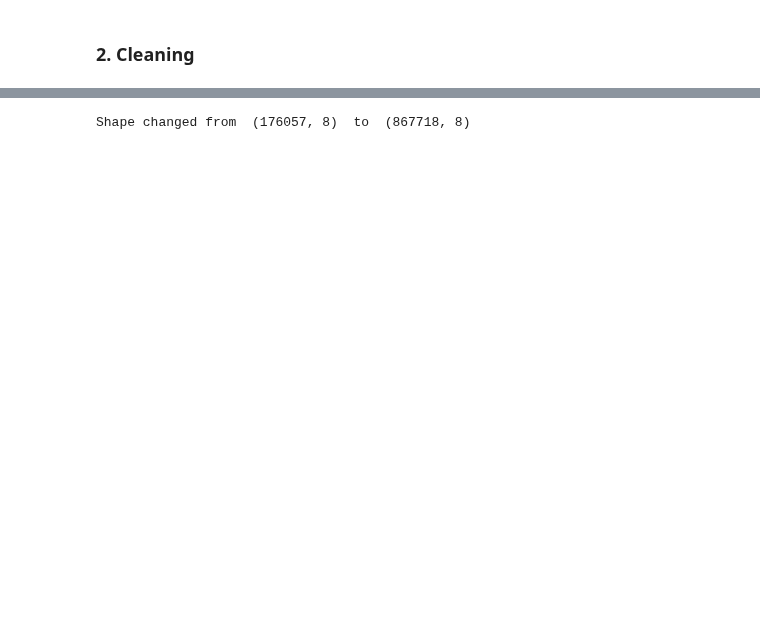
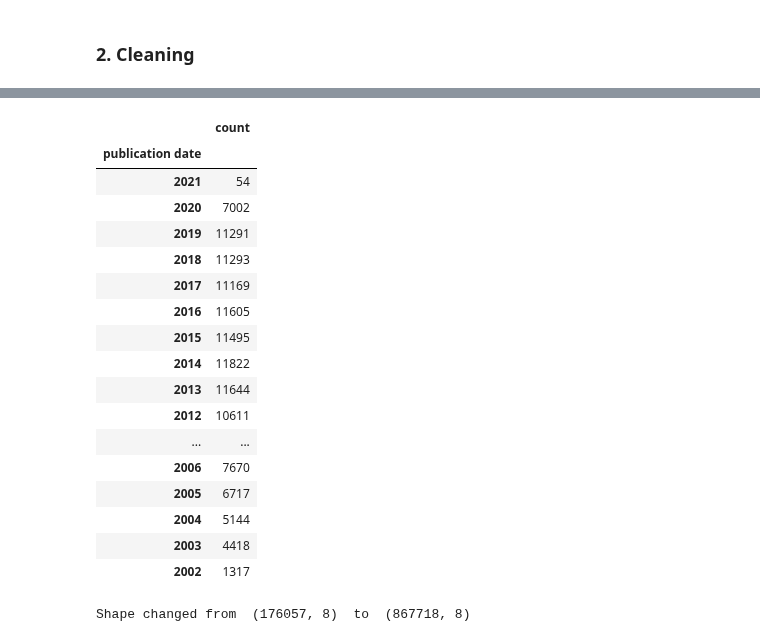
Before and after one commit to GiuliaLanzillotta/ETH_SEARCH, a Jupyter notebook: Data import.ipynb, the cells around one changed output, grey strips where cells are left out. Cells and saved outputs as stored; diff of their text form; code cells hidden in the pictures; blank space fills up the shorter version.

```diff
--- a/Data import.ipynb
+++ b/Data import.ipynb
@@ -124,6 +126,29 @@ rd_f.head()
 | 2 | 125569 | [Folkers, Gerd] | On Re-Positioning | 2016 | Book Chapter | NaN | en | Berlin Studies in Knowledge Research |
 | 3 | 157378 | [Mack, Rüdiger, Schleich, Wolfgan... | Factorization | 2008 | Book Chapter | NaN | en | NaN |
 | 4 | 19843 | [Burkhard, Remo, Schmitt, Gerhard] | Visualising future cities in the ... | 2008 | Book Chapter | NaN | en | NaN |
+# %%
+# a little detour: check how many papers were published each year
+
+rd_f[["id","publication date"]].groupby("publication date").count().sort_values("publication date", ascending = False).rename({'id':'count'}, axis = 1).head(20)
+# %% [output]
+|  | count |
+| publication date |  |
+| 2021 | 54 |
+| 2020 | 7002 |
+| 2019 | 11291 |
+| 2018 | 11293 |
+| 2017 | 11169 |
+| 2016 | 11605 |
+| 2015 | 11495 |
+| 2014 | 11822 |
+| 2013 | 11644 |
+| 2012 | 10611 |
+| ... | ... |
+| 2006 | 7670 |
+| 2005 | 6717 |
+| 2004 | 5144 |
+| 2003 | 4418 |
+| 2002 | 1317 |
 # %%
 # now explode on author field
 
```
Also changed, not shown: parts of 12 cells of this notebook.
